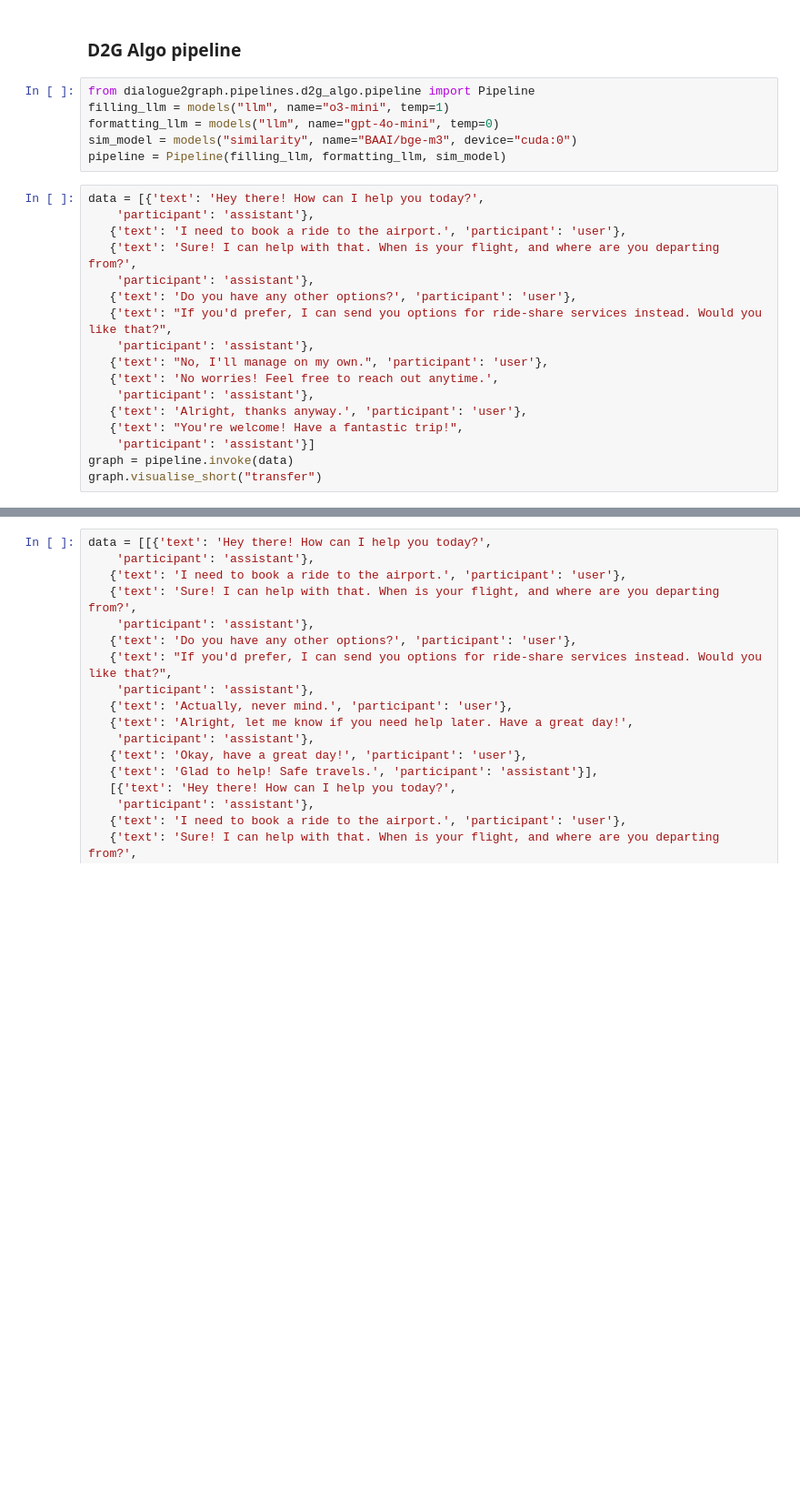
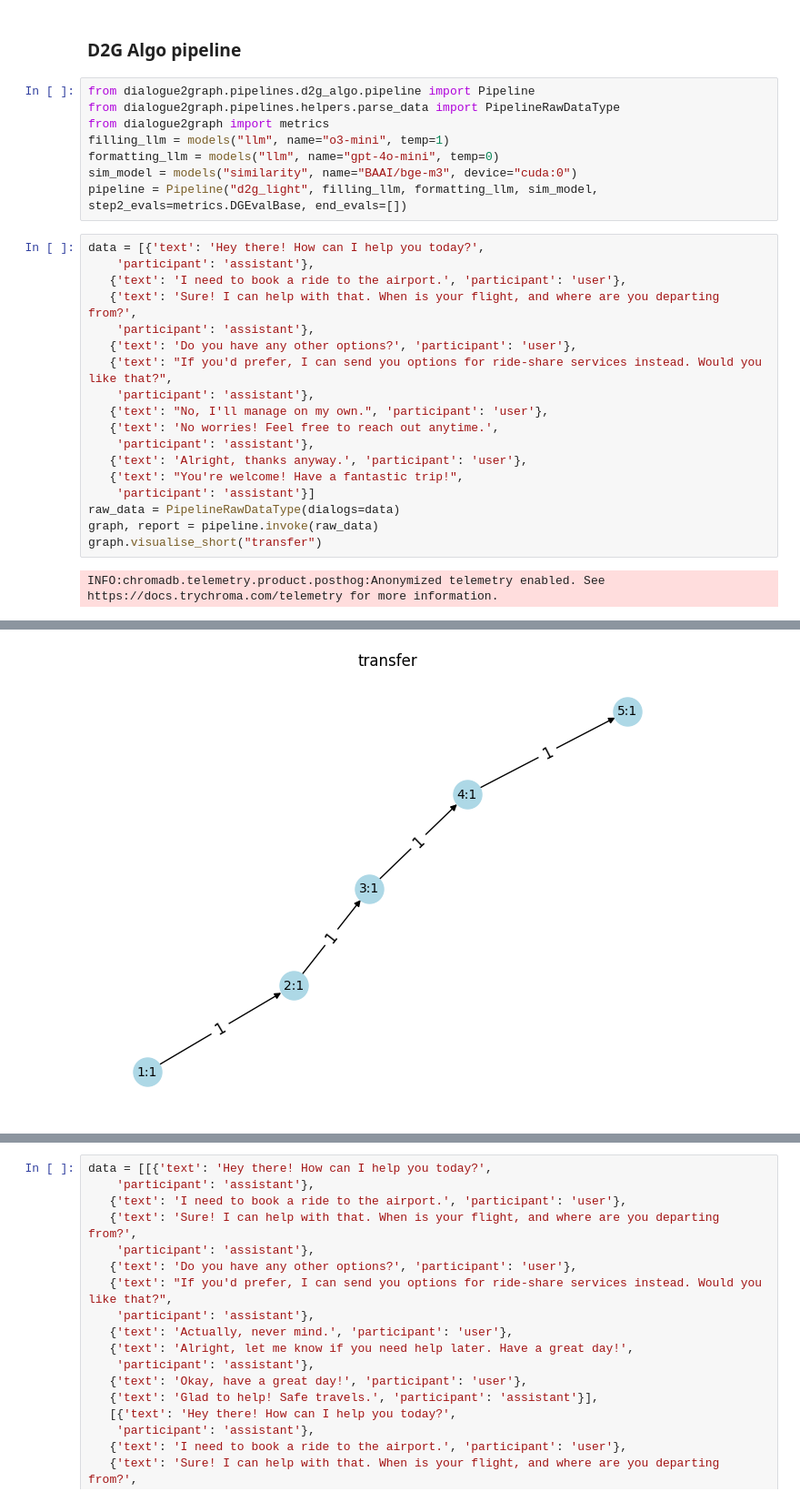
Before and after one commit to deeppavlov/dialogue2graph, a Jupyter notebook: experiments/exp2025_03_20_d2g_pipeline/exp2025_03_20_d2g_pipeline/test_pipeline.ipynb, the cells around one changed output, grey strips where cells are left out. Shown at 91% size. Drawn from its saved outputs; the diff is of its cells as text; blank space fills up the shorter version.

Commit message:
adding pipeline data type

```diff
--- a/experiments/exp2025_03_20_d2g_pipeline/exp2025_03_20_d2g_pipeline/test_pipeline.ipynb
+++ b/experiments/exp2025_03_20_d2g_pipeline/exp2025_03_20_d2g_pipeline/test_pipeline.ipynb
@@ -12,10 +13,12 @@ models = ModelsAPI()
 ### D2G Algo pipeline
 # %%
 from dialogue2graph.pipelines.d2g_algo.pipeline import Pipeline
+from dialogue2graph.pipelines.helpers.parse_data import PipelineRawDataType
+from dialogue2graph import metrics
 filling_llm = models("llm", name="o3-mini", temp=1)
 formatting_llm = models("llm", name="gpt-4o-mini", temp=0)
 sim_model = models("similarity", name="BAAI/bge-m3", device="cuda:0")
-pipeline = Pipeline(filling_llm, formatting_llm, sim_model)
+pipeline = Pipeline("d2g_light", filling_llm, formatting_llm, sim_model, step2_evals=metrics.DGEvalBase, end_evals=[])
 # %%
 data = [{'text': 'Hey there! How can I help you today?',
     'participant': 'assistant'},
@@ -31,5 +34,8 @@ data = [{'text': 'Hey there! How can I help you today?',
    {'text': 'Alright, thanks anyway.', 'participant': 'user'},
    {'text': "You're welcome! Have a fantastic trip!",
     'participant': 'assistant'}]
-graph = pipeline.invoke(data)
+raw_data = PipelineRawDataType(dialogs=data)
+graph, report = pipeline.invoke(raw_data)
 graph.visualise_short("transfer")
+# %% [output]
+INFO:chromadb.telemetry.product.posthog:Anonymized telemetry enabled. See                     https://docs.trychroma.com/telemetry for more information.
@@ -35,0 +46 @@ graph.visualise_short("transfer")
+[figure, added]
```
Also changed, not shown: parts of 37 cells of this notebook, 12 other files.
